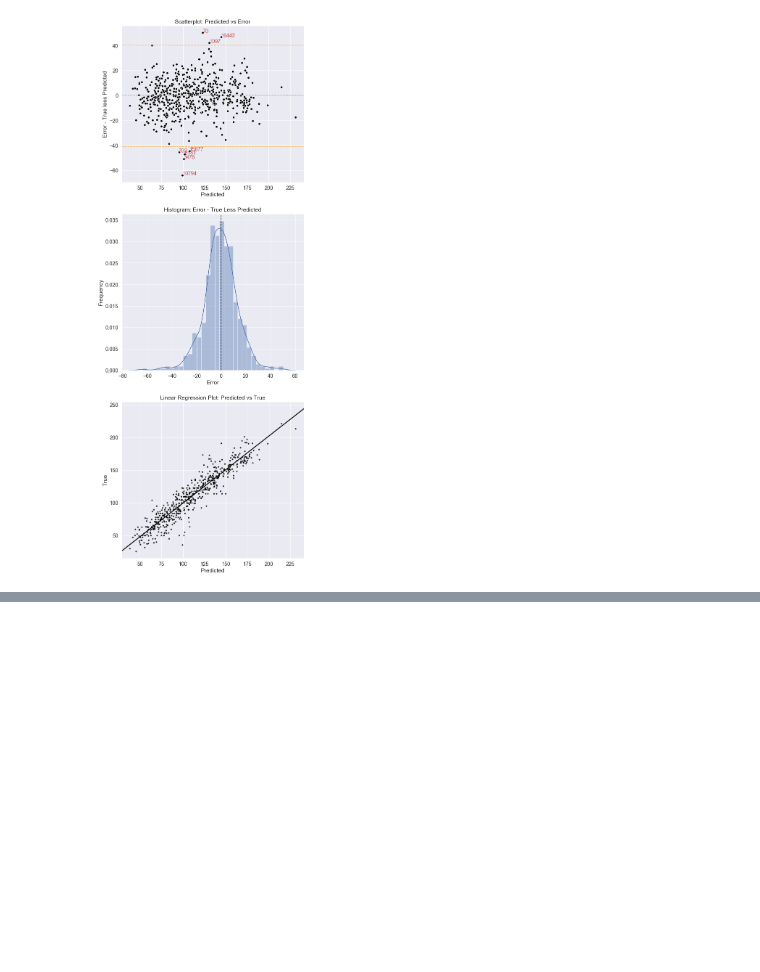
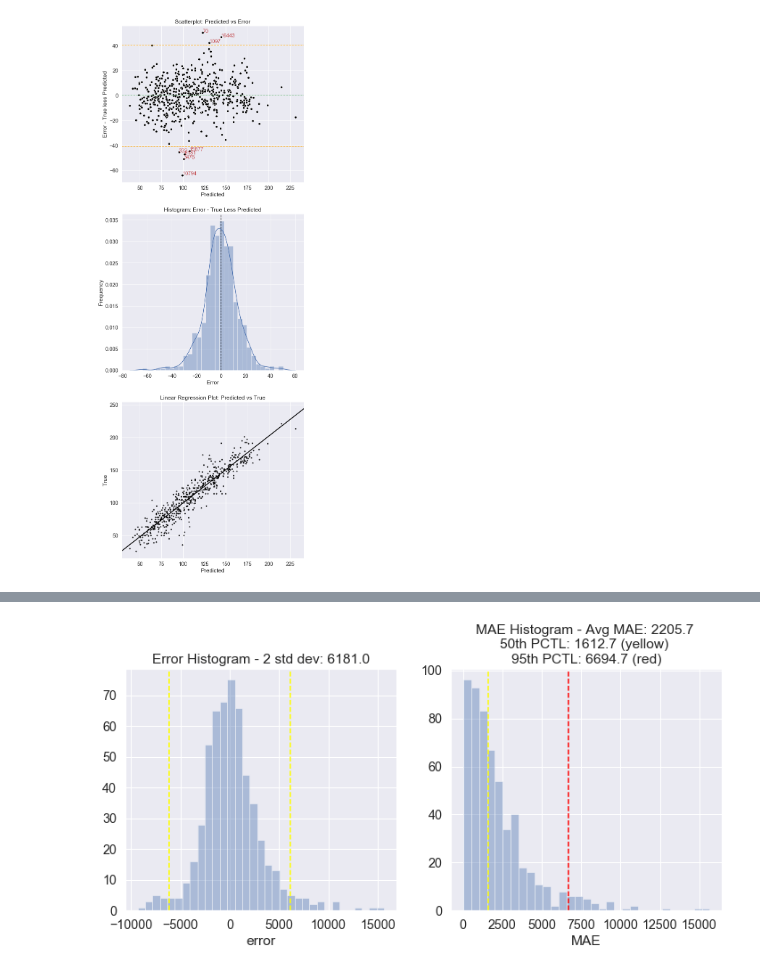
Before and after one commit to jkmackie/car_price_prediction, a Jupyter notebook: jupyter_notebooks/car_algo_final6.ipynb, the cells around one changed output, grey strips where cells are left out. Saved outputs shown, nothing was run; the diff lists cells and outputs as text; code cells hidden in the pictures; blank space fills up the shorter version.

```diff
--- a/jupyter_notebooks/car_algo_final6.ipynb
+++ b/jupyter_notebooks/car_algo_final6.ipynb
@@ -429,0 +460,6 @@ plot_normal_probability(predicted=y_pred_linregr, true=testY)
+# %%
+#Linear Regression detailed test error stats in DOLLARS
+lr_error = get_error_stats(trueY=testY**2, predY=y_pred_linregr**2)
+plot_error_stat(lr_error)
+# %% [output]
+[figure, added]
```
Also changed, not shown: parts of 14 cells of this notebook, 1 other file.
